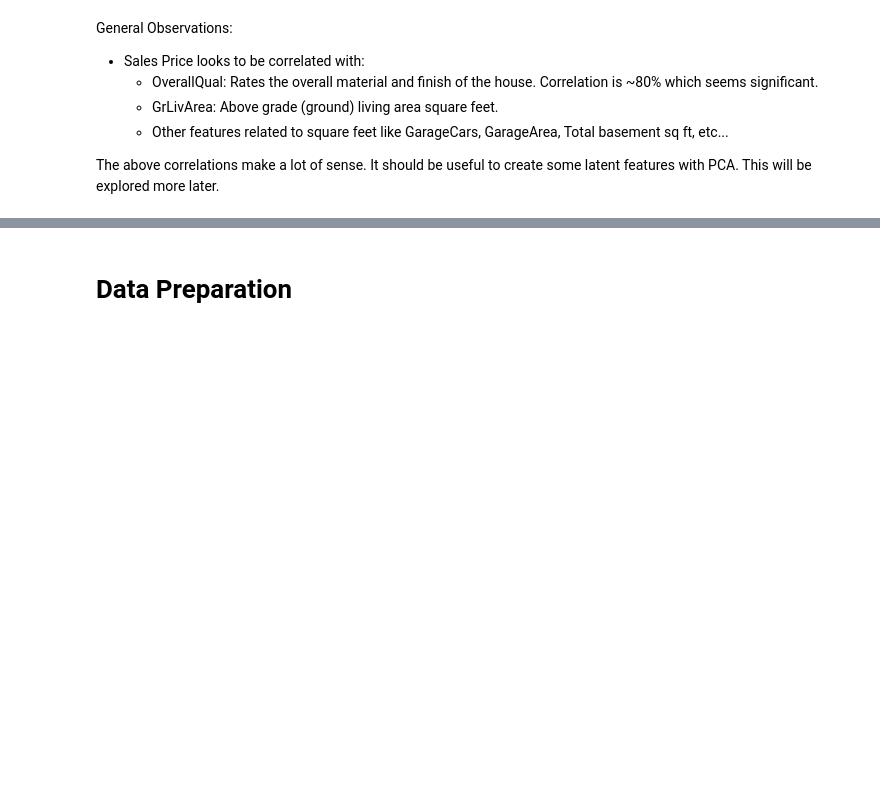
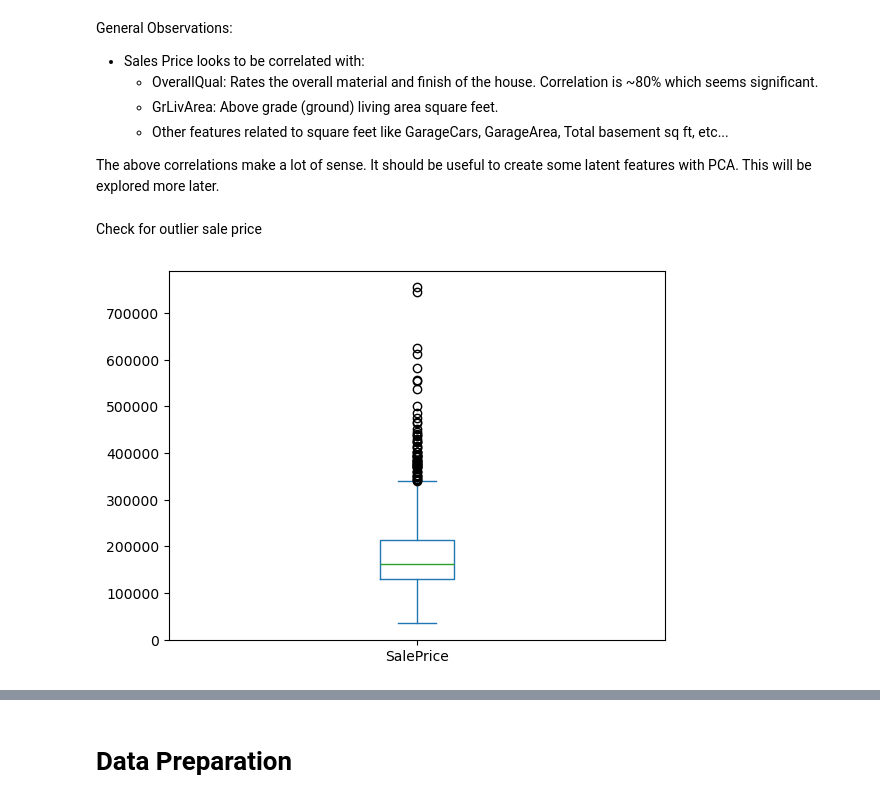
Before and after one commit to charlesbeacham/house_prices, a Jupyter notebook: housing.ipynb, the cells around one changed output, grey strips where cells are left out. Saved outputs shown, nothing was run; the diff lists cells and outputs as text; code cells hidden in the pictures; blank space fills up the shorter version.

```diff
--- a/housing.ipynb
+++ b/housing.ipynb
@@ -134,3 +133,9 @@ General Observations:
     * Other features related to square feet like GarageCars, GarageArea, Total basement sq ft, etc...
 
 The above correlations make a lot of sense.  It should be useful to create some latent features with PCA.  This will be explored more later.
+# %% [markdown]
+Check for outlier sale price
+# %%
+df.plot(y='SalePrice', kind='box');
+# %% [output]
+[figure, added]
```
Also changed, not shown: parts of 4 cells of this notebook.
